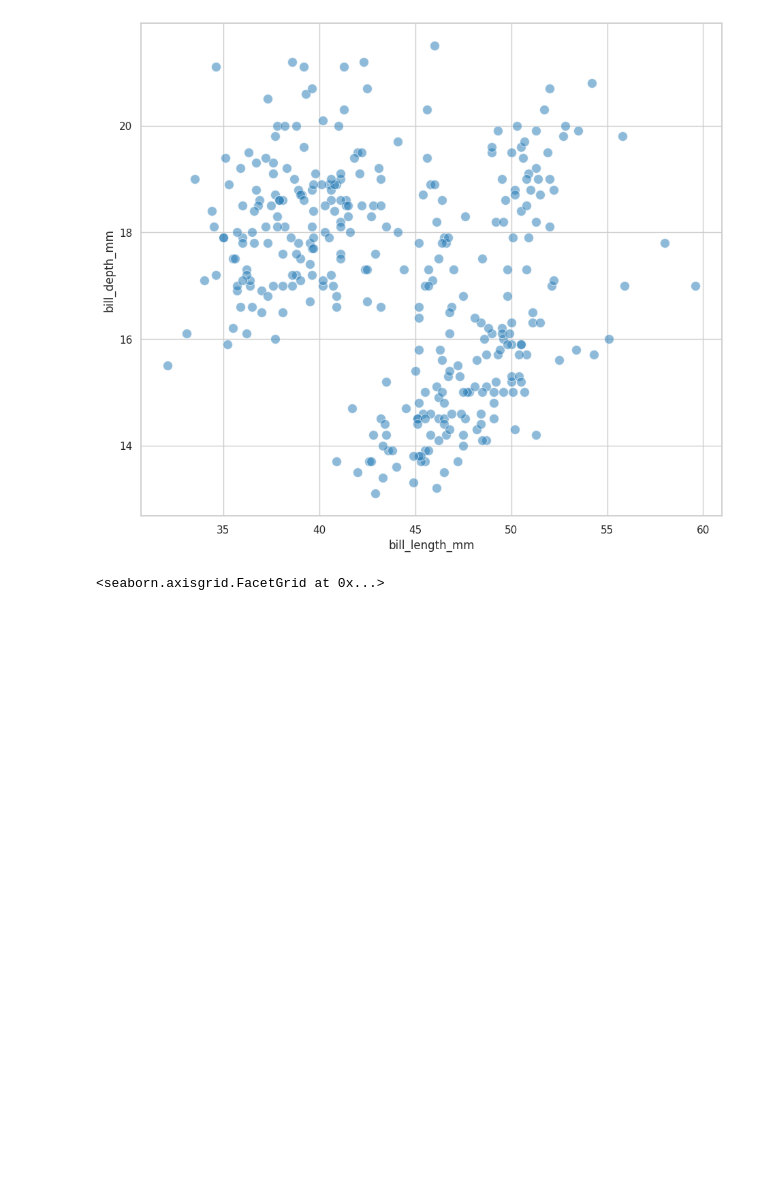
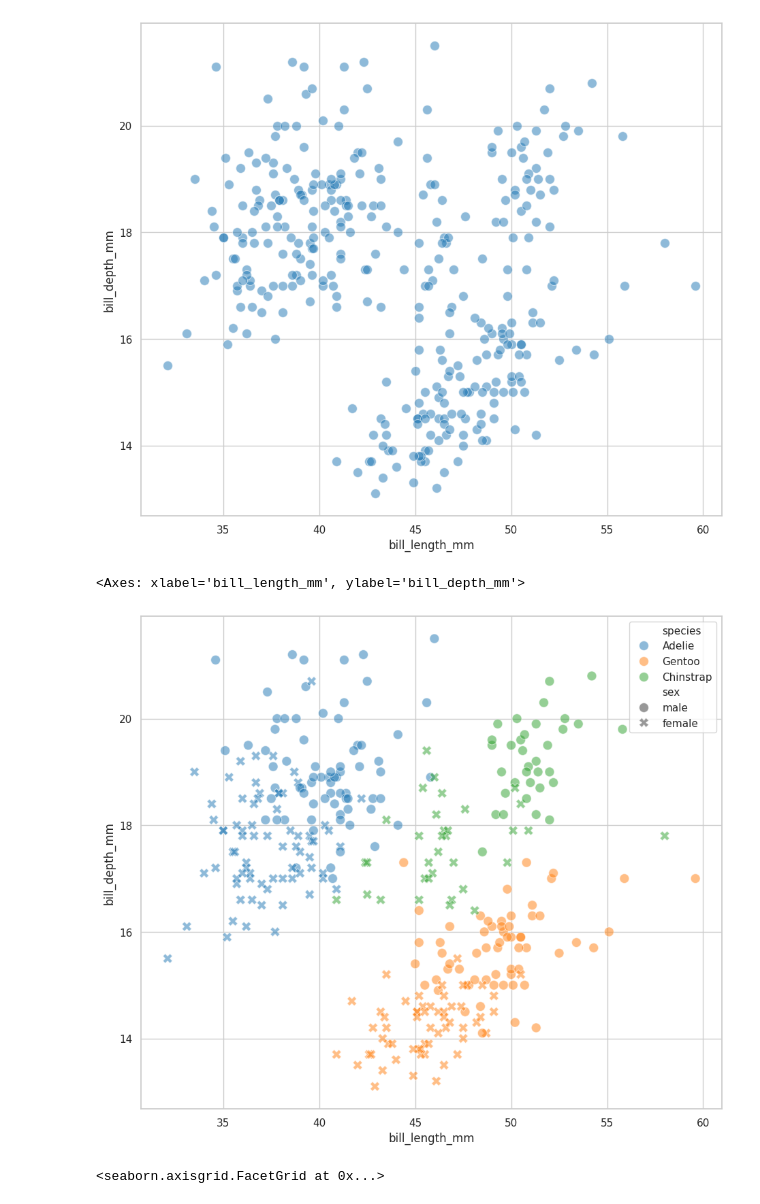
Before and after one commit to gabguagon/Py-EDA-penguins, a Jupyter notebook: penguins.ipynb, the cells around one changed output. Saved outputs shown, nothing was run; the diff lists cells and outputs as text; code cells hidden in the pictures; blank space fills up the shorter version.

```diff
--- a/penguins.ipynb
+++ b/penguins.ipynb
@@ -1063,6 +1063,19 @@ sns.scatterplot(
 # %% [output]
 <Axes: xlabel='bill_length_mm', ylabel='bill_depth_mm'>
 [figure]
+# %%
+sns.scatterplot(
+    data=processed_df,
+    x="bill_length_mm",
+    y="bill_depth_mm",
+    alpha=0.5,
+    hue='species',
+    style='sex',
+    s=100
+)
+# %% [output]
+<Axes: xlabel='bill_length_mm', ylabel='bill_depth_mm'>
+[figure, added]
 # %%
 sns.displot(
     data=processed_df,
```
Also changed, not shown: parts of 7 cells of this notebook.
